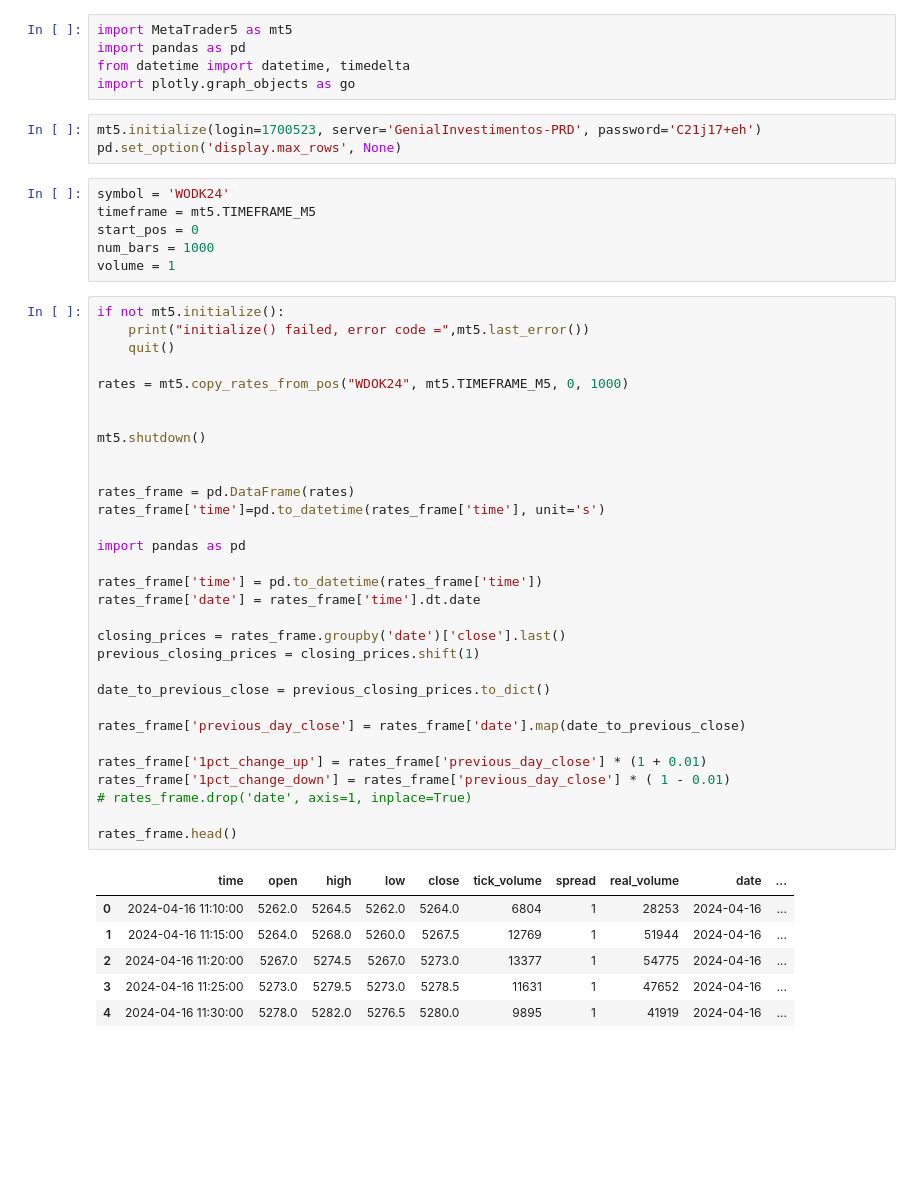
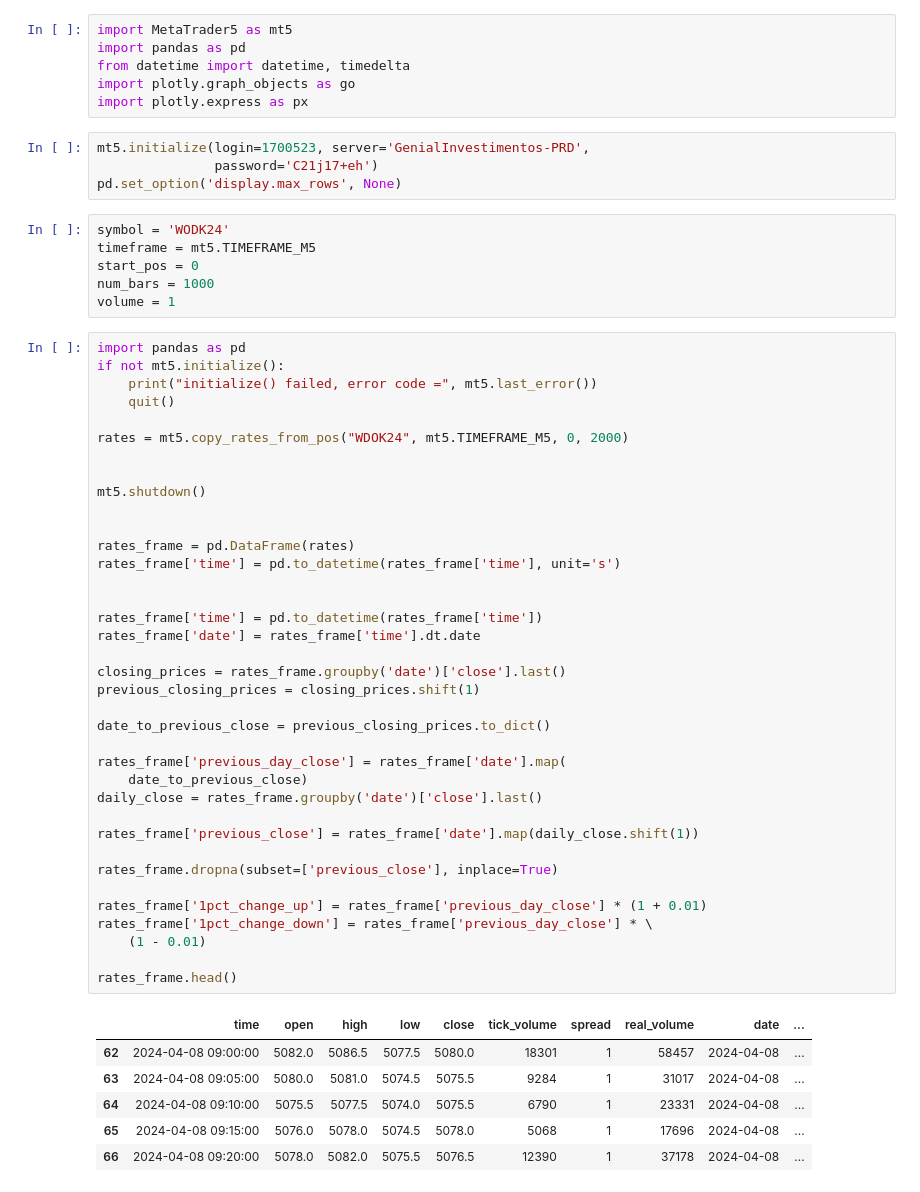
Before and after one commit to joaoluke/python-investment, a Jupyter notebook: main.ipynb, the cells around one changed output. Cells and saved outputs as stored; diff of their text form; blank space fills up the shorter version.

```diff
--- a/main.ipynb
+++ b/main.ipynb
@@ -3,8 +3,10 @@ import MetaTrader5 as mt5
 import pandas as pd
 from datetime import datetime, timedelta
 import plotly.graph_objects as go
+import plotly.express as px
 # %%
-mt5.initialize(login=1700523, server='GenialInvestimentos-PRD', password='C21j17+eh')
+mt5.initialize(login=1700523, server='GenialInvestimentos-PRD',
+               password='C21j17+eh')
 pd.set_option('display.max_rows', None)
 # %%
 symbol = 'WODK24'
@@ -13,40 +15,46 @@ start_pos = 0
 num_bars = 1000
 volume = 1
 # %%
+import pandas as pd
 if not mt5.initialize():
-    print("initialize() failed, error code =",mt5.last_error())
+    print("initialize() failed, error code =", mt5.last_error())
     quit()
 
-rates = mt5.copy_rates_from_pos("WDOK24", mt5.TIMEFRAME_M5, 0, 1000)
+rates = mt5.copy_rates_from_pos("WDOK24", mt5.TIMEFRAME_M5, 0, 2000)
 
 
 mt5.shutdown()
 
 
 rates_frame = pd.DataFrame(rates)
-rates_frame['time']=pd.to_datetime(rates_frame['time'], unit='s')
+rates_frame['time'] = pd.to_datetime(rates_frame['time'], unit='s')
 
-import pandas as pd
 
 rates_frame['time'] = pd.to_datetime(rates_frame['time'])
 rates_frame['date'] = rates_frame['time'].dt.date
 
 closing_prices = rates_frame.groupby('date')['close'].last()
 previous_closing_prices = closing_prices.shift(1)
 
 date_to_previous_close = previous_closing_prices.to_dict()
 
-rates_frame['previous_day_close'] = rates_frame['date'].map(date_to_previous_close)
+rates_frame['previous_day_close'] = rates_frame['date'].map(
+    date_to_previous_close)
+daily_close = rates_frame.groupby('date')['close'].last()
+
+rates_frame['previous_close'] = rates_frame['date'].map(daily_close.shift(1))
+
+rates_frame.dropna(subset=['previous_close'], inplace=True)
 
 rates_frame['1pct_change_up'] = rates_frame['previous_day_close'] * (1 + 0.01)
-rates_frame['1pct_change_down'] = rates_frame['previous_day_close'] * ( 1 - 0.01)
-# rates_frame.drop('date', axis=1, inplace=True)
+rates_frame['1pct_change_down'] = rates_frame['previous_day_close'] * \
+    (1 - 0.01)
 
 rates_frame.head()
 # %% [output]
 |  | time | open | high | low | close | tick_volume | spread | real_volume | date | ... |
-| 0 | 2024-04-16 11:10:00 | 5262.0 | 5264.5 | 5262.0 | 5264.0 | 6804 | 1 | 28253 | 2024-04-16 | ... |
-| 1 | 2024-04-16 11:15:00 | 5264.0 | 5268.0 | 5260.0 | 5267.5 | 12769 | 1 | 51944 | 2024-04-16 | ... |
-| 2 | 2024-04-16 11:20:00 | 5267.0 | 5274.5 | 5267.0 | 5273.0 | 13377 | 1 | 54775 | 2024-04-16 | ... |
-| 3 | 2024-04-16 11:25:00 | 5273.0 | 5279.5 | 5273.0 | 5278.5 | 11631 | 1 | 47652 | 2024-04-16 | ... |
-| 4 | 2024-04-16 11:30:00 | 5278.0 | 5282.0 | 5276.5 | 5280.0 | 9895 | 1 | 41919 | 2024-04-16 | ... |
+| 62 | 2024-04-08 09:00:00 | 5082.0 | 5086.5 | 5077.5 | 5080.0 | 18301 | 1 | 58457 | 2024-04-08 | ... |
+| 63 | 2024-04-08 09:05:00 | 5080.0 | 5081.0 | 5074.5 | 5075.5 | 9284 | 1 | 31017 | 2024-04-08 | ... |
+| 64 | 2024-04-08 09:10:00 | 5075.5 | 5077.5 | 5074.0 | 5075.5 | 6790 | 1 | 23331 | 2024-04-08 | ... |
+| 65 | 2024-04-08 09:15:00 | 5076.0 | 5078.0 | 5074.5 | 5078.0 | 5068 | 1 | 17696 | 2024-04-08 | ... |
+| 66 | 2024-04-08 09:20:00 | 5078.0 | 5082.0 | 5075.5 | 5076.5 | 12390 | 1 | 37178 | 2024-04-08 | ... |
```
Also changed, not shown: parts of 8 cells of this notebook.
